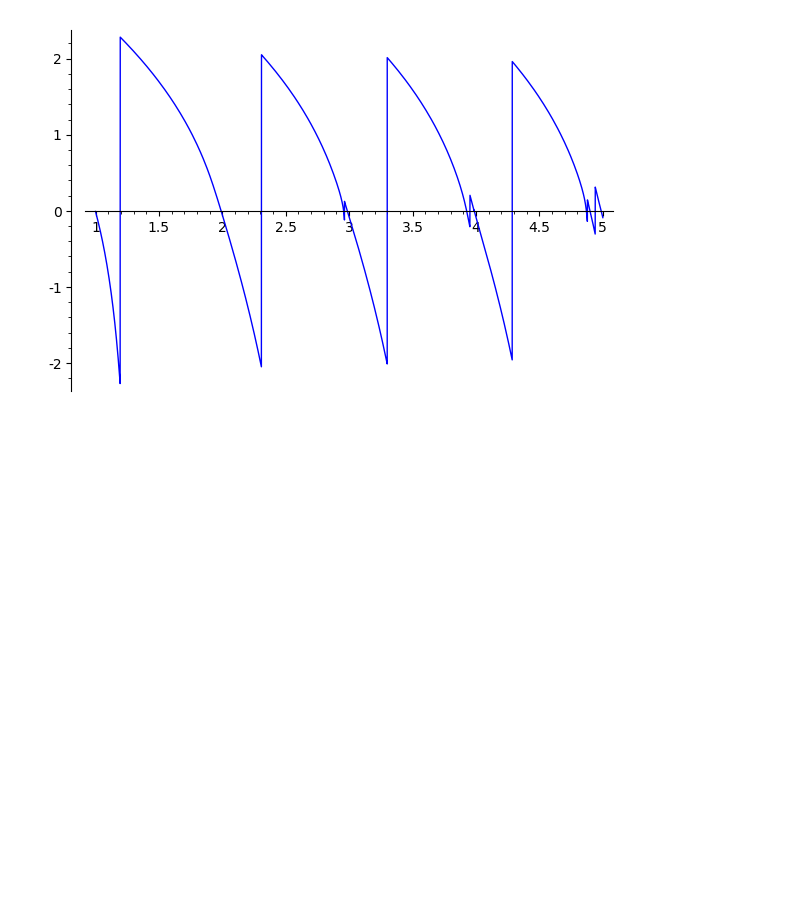
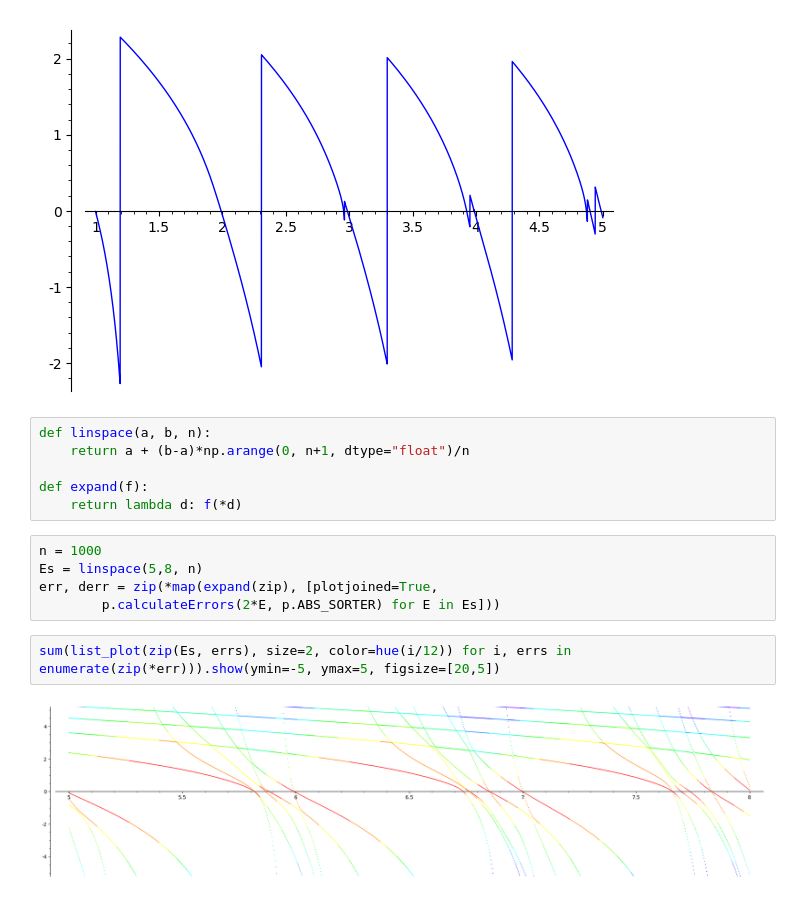
Before and after one commit to twist-numerical/matslise, a Jupyter notebook: notebooks/test_se2d_henon.ipynb, the cells around one changed output. Cells and saved outputs as stored; diff of their text form; blank space fills up the shorter version.

```diff
--- a/notebooks/test_se2d_henon.ipynb
+++ b/notebooks/test_se2d_henon.ipynb
@@ -14,3 +15,18 @@ plot(lambda E: p.calculateError(2*E)[0], (1,5))
 plot(lambda E: p.calculateError(2*E, PySE2d.ABS_SORTER)[0], (1,5))
 # %% [output]
 [figure]
+# %%
+def linspace(a, b, n):
+    return a + (b-a)*np.arange(0, n+1, dtype="float")/n
+
+def expand(f):
+    return lambda d: f(*d)
+# %%
+n = 1000
+Es = linspace(5,8, n)
+err, derr = zip(*map(expand(zip), [plotjoined=True,
+        p.calculateErrors(2*E, p.ABS_SORTER) for E in Es]))
+# %%
+sum(list_plot(zip(Es, errs), size=2, color=hue(i/12)) for i, errs in enumerate(zip(*err))).show(ymin=-5, ymax=5, figsize=[20,5])
+# %% [output]
+[figure, added]
```
Also changed, not shown: parts of 2 cells of this notebook, 2 other files.
